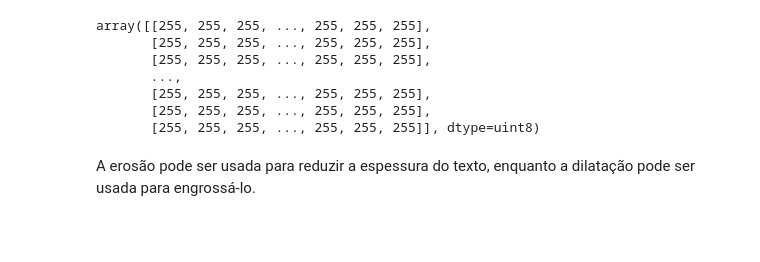
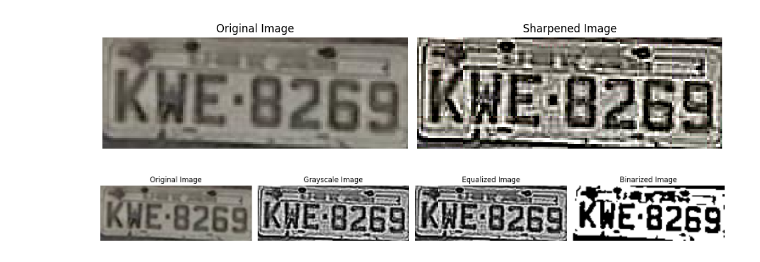
Before and after one commit to HerbertMariano/OCR_UFRRJ, a Jupyter notebook: Untitled-1.ipynb, the cells around one changed output. Drawn from its saved outputs; the diff is of its cells as text; code cells hidden in the pictures; blank space fills up the shorter version.

```diff
--- a/Untitled-1.ipynb
+++ b/Untitled-1.ipynb
@@ -66,0 +9,2 @@ A binarização divide a imagem em duas cores, preto e branco, tornando a separa
+# %%
+placas = pd.read_csv('Brazil_domain1_p1_samples.csv')
@@ -66,0 +16,4 @@ A binarização divide a imagem em duas cores, preto e branco, tornando a separa
+# %%
+placas = placas[['file_name','license_plate.visibility', 'license_plate.number','license_plate.country','license_plate.mask']]
+placas = placas[placas['license_plate.visibility'] == 'fully_visible']
+placas
@@ -66,0 +38,4 @@ A binarização divide a imagem em duas cores, preto e branco, tornando a separa
+# %%
+def string_to_array(string):
+    array = ast.literal_eval(string)
+    return array
@@ -66,0 +55,17 @@ A binarização divide a imagem em duas cores, preto e branco, tornando a separa
+# %%
+def string_to_array(coord_string):
+    coords = list(map(float, coord_string.strip('[]').split(', ')))
+    return np.array(coords).reshape((4, 2))
+def extract_plate_region(image, normalized_coords):
+    height, width, _ = image.shape
+    coords_pixel = (normalized_coords * np.array([width, height])).astype(int)
+    plate_image = image[coords_pixel[0][1]:coords_pixel[2][1], coords_pixel[0][0]:coords_pixel[2][0]]
+
+    return plate_image
+
+imagem = cv2.imread('Brazil/2601032.jpg')
+coordenadas = string_to_array(placas.iloc[0]['license_plate.mask'])
+plate_img = extract_plate_region(imagem, coordenadas)
+plt.imshow(cv2.cvtColor(plate_img, cv2.COLOR_BGR2RGB))
+plt.axis('off')
+plt.show()
@@ -67,16 +74,46 @@ A binarização divide a imagem em duas cores, preto e branco, tornando a separa
+# %%
+kernel = np.array([[-1, -1, -1],
+                   [-1,  9, -1],
+                   [-1, -1, -1]])
+
+sharpened_image = cv2.filter2D(plate_img, -1, kernel)
+
+fig, axs = plt.subplots(1, 2, figsize=(10, 5))
+
+axs[0].imshow(cv2.cvtColor(plate_img, cv2.COLOR_BGR2RGB))
+axs[0].set_title('Original Image')
+axs[1].imshow(cv2.cvtColor(sharpened_image, cv2.COLOR_BGR2RGB))
+axs[1].set_title('Sharpened Image')
+
+for ax in axs:
+    ax.axis('off')
+plt.tight_layout()
+plt.show()
+# %% [output]
+[figure, added]
 # %%
+imagem_cinza = cv2.cvtColor(sharpened_image, cv2.COLOR_BGR2GRAY)
+imagem_equalizada = cv2.equalizeHist(imagem_cinza)
+imagem_suavizada = cv2.GaussianBlur(imagem_equalizada, (5, 5), 0)
 imagem_binarizada = cv2.threshold(imagem_suavizada, 0, 255, cv2.THRESH_BINARY + cv2.THRESH_OTSU)[1]
-imagem_binarizada
-# %% [output]
-array([[255, 255, 255, ..., 255, 255, 255],
-       [255, 255, 255, ..., 255, 255, 255],
-       [255, 255, 255, ..., 255, 255, 255],
-       ...,
-       [255, 255, 255, ..., 255, 255, 255],
-       [255, 255, 255, ..., 255, 255, 255],
-       [255, 255, 255, ..., 255, 255, 255]], dtype=uint8)
-# %% [markdown]
-A erosão pode ser usada para reduzir a espessura do texto, enquanto a dilatação pode ser usada para engrossá-lo.
+# %%
+fig, axs = plt.subplots(1, 4, figsize=(15, 5))
+
+axs[0].imshow(cv2.cvtColor(plate_img, cv2.COLOR_BGR2RGB))
+axs[0].set_title('Original Image')
+axs[1].imshow(imagem_cinza, cmap='gray')
+axs[1].set_title('Grayscale Image')
+axs[2].imshow(imagem_equalizada, cmap='gray')
+axs[2].set_title('Equalized Image')
+axs[3].imshow(imagem_binarizada, cmap='gray')
+axs[3].set_title('Binarized Image')
+
+for ax in axs:
+    ax.axis('off')
+plt.tight_layout()
+plt.show()
+# %% [output]
+[figure, added]
 # %%
 kernel = np.ones((2, 2), np.uint8)
 imagem_erodida = cv2.erode(imagem_binarizada, kernel, iterations=1)
```
Also changed, not shown: parts of 21 cells of this notebook, 23 other files.
